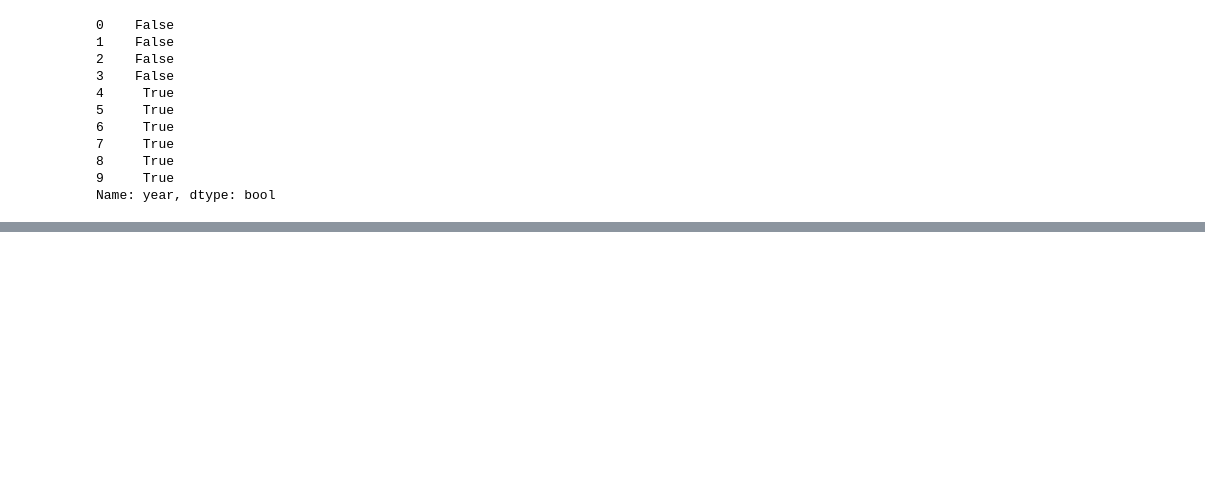
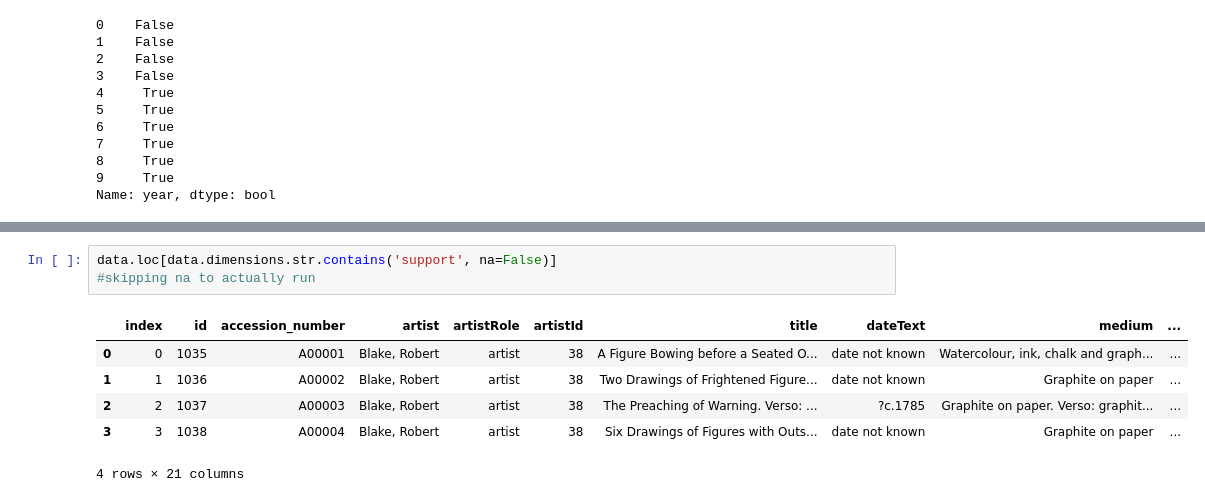
Before and after one commit to jho97/data-analyst-week-2, a Jupyter notebook: may_25/personal_work/index_and_filter.ipynb, the cells around one changed output, grey strips where cells are left out. Drawn from its saved outputs; the diff is of its cells as text; blank space fills up the shorter version.

```diff
--- a/may_25/personal_work/index_and_filter.ipynb
+++ b/may_25/personal_work/index_and_filter.ipynb
@@ -431,0 +443,10 @@ Name: year, dtype: bool
+# %%
+data.loc[data.dimensions.str.contains('support', na=False)]
+#skipping na to actually run
+# %% [output]
+|  | index | id | accession_number | artist | artistRole | artistId | title | dateText | medium | ... |
+| 0 | 0 | 1035 | A00001 | Blake, Robert | artist | 38 | A Figure Bowing before a Seated O... | date not known | Watercolour, ink, chalk and graph... | ... |
+| 1 | 1 | 1036 | A00002 | Blake, Robert | artist | 38 | Two Drawings of Frightened Figure... | date not known | Graphite on paper | ... |
+| 2 | 2 | 1037 | A00003 | Blake, Robert | artist | 38 | The Preaching of Warning. Verso: ... | ?c.1785 | Graphite on paper. Verso: graphit... | ... |
+| 3 | 3 | 1038 | A00004 | Blake, Robert | artist | 38 | Six Drawings of Figures with Outs... | date not known | Graphite on paper | ... |
+4 rows × 21 columns
```
Also changed, not shown: parts of 1 cell of this notebook, 1 other file.
